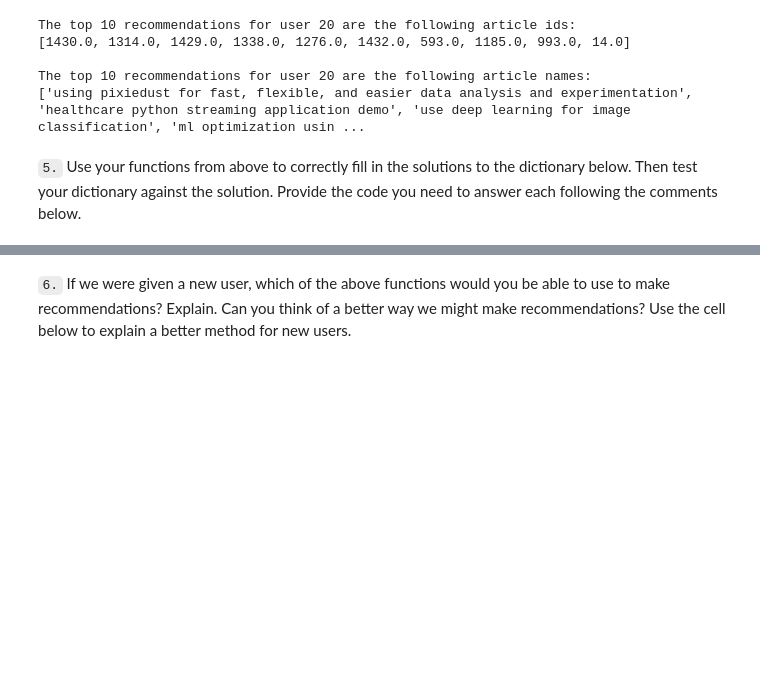
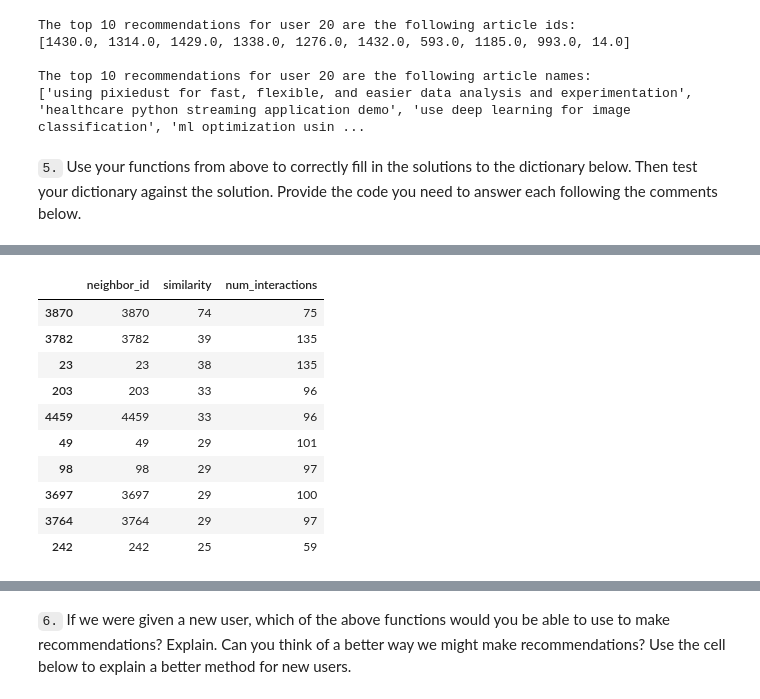
Before and after one commit to kylechenoO/Recommendations_with_IBM, a Jupyter notebook: Recommendations_with_IBM.ipynb, the cells around one changed output, grey strips where cells are left out. Drawn from its saved outputs; the diff is of its cells as text; code cells hidden in the pictures; blank space fills up the shorter version.

```diff
--- a/Recommendations_with_IBM.ipynb
+++ b/Recommendations_with_IBM.ipynb
@@ -574,12 +574,13 @@ def get_top_sorted_users(user_id, user_item=user_item):
         if i == user_id:
             continue
         neighbor_id = i
-        similarity = spearmanr(user_item.loc[user_id], user_item.loc[i])[0]
+        similarity = user_item[user_item.index == user_id].dot(user_item.loc[i].T).values[0]
         num_interactions = user_item.loc[i].values.sum()
         neighbors_df.loc[neighbor_id] = [neighbor_id, similarity, num_interactions]
 
-    neighbors_df.sort_values('similarity', ascending = False, inplace = True)
+    neighbors_df['similarity'] = neighbors_df['similarity'].astype('int')
     neighbors_df['neighbor_id'] = neighbors_df['neighbor_id'].astype('int')
+    neighbors_df = neighbors_df.sort_values(by = ['similarity', 'neighbor_id'], ascending = [False, True])
     return neighbors_df # Return the dataframe specified in the doc_string
 
 ## the old user_id need comment here, because of we need df here
@@ -660,3 +655,17 @@ Name: neighbor_id, dtype: int64
+# %%
+get_top_sorted_users(131).head(10)
+# %% [output]
+|  | neighbor_id | similarity | num_interactions |
+| 3870 | 3870 | 74 | 75 |
+| 3782 | 3782 | 39 | 135 |
+| 23 | 23 | 38 | 135 |
+| 203 | 203 | 33 | 96 |
+| 4459 | 4459 | 33 | 96 |
+| 49 | 49 | 29 | 101 |
+| 98 | 98 | 29 | 97 |
+| 3697 | 3697 | 29 | 100 |
+| 3764 | 3764 | 29 | 97 |
+| 242 | 242 | 25 | 59 |
 # %%
 ### Tests with a dictionary of results
 
```
Also changed, not shown: parts of 8 cells of this notebook, 1 other file.
